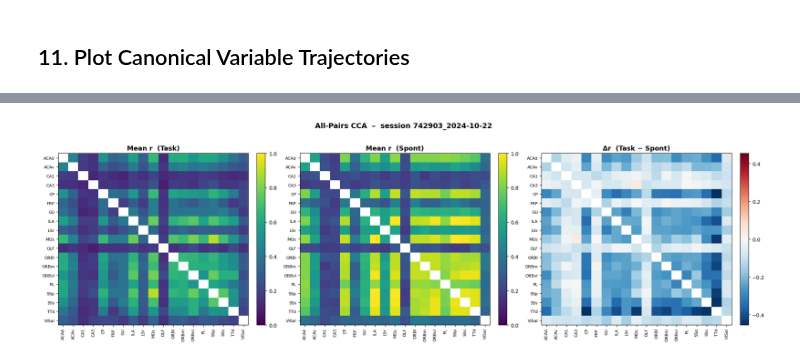
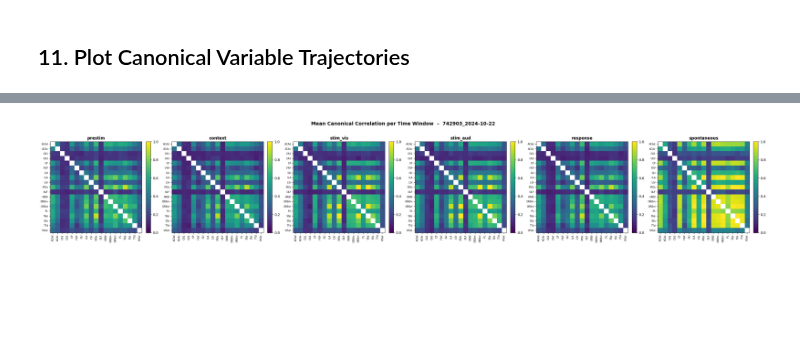
Before and after one commit to AllenInstitute/dynamic_routing_analysis, a Jupyter notebook: notebooks/CCA_by_claude.ipynb, the cells around one changed output, grey strips where cells are left out. Saved outputs shown, nothing was run; the diff lists cells and outputs as text; code cells hidden in the pictures; blank space fills up the shorter version.

```diff
--- a/notebooks/CCA_by_claude.ipynb
+++ b/notebooks/CCA_by_claude.ipynb
@@ -442,7 +442,7 @@ print("Bootstrap function defined")
 Bootstrap function defined
 # %%
 # Run bootstrap for task and spontaneous (reduced iterations for speed)
-n_boot = 500
+n_boot = 10
 print(f"Running bootstrap with {n_boot} iterations...")
 
 boot_task = bootstrap_corrs(A_task_pca_m, B_task_pca_m, k_task, n_boot=n_boot)
@@ -1165,42 +1250,36 @@ Pair-level summary: 171 pairs
 # %%
-# ── Heatmaps: mean canonical correlation (task & spont) for all pairs ──────────
+# ── Heatmaps: mean canonical correlation per time window ───────────────────────
 def make_symmetric_matrix(df, value_col, structs):
     """Fill a symmetric N×N matrix from pairwise summary_df."""
     n = len(structs)
     idx = {s: i for i, s in enumerate(structs)}
     mat = np.full((n, n), np.nan)
     for _, row in df.iterrows():
         i, j = idx[row['struct_A']], idx[row['struct_B']]
         mat[i, j] = mat[j, i] = row[value_col]
     return mat
 
 structs_sorted = sorted(qualified_structures)
-mat_task  = make_symmetric_matrix(summary_df, 'mean_r_task',  structs_sorted)
-mat_spont = make_symmetric_matrix(summary_df, 'mean_r_spont', structs_sorted)
-mat_delta = make_symmetric_matrix(summary_df, 'delta_r_task_spont', structs_sorted)
+window_names = list(CCA_WINDOWS.keys())
+n_windows = len(window_names)
 
-fig, axes = plt.subplots(1, 3, figsize=(20, 6))
-cmap_r     = 'viridis'
-cmap_delta = 'RdBu_r'
+fig, axes = plt.subplots(1, n_windows, figsize=(5 * n_windows, 5))
 
-for ax, mat, title, cmap in [
-    (axes[0], mat_task,  'Mean r  (Task)',    cmap_r),
-    (axes[1], mat_spont, 'Mean r  (Spont)',   cmap_r),
-    (axes[2], mat_delta, 'Δr  (Task − Spont)', cmap_delta),
-]:
-    vmax = np.nanmax(np.abs(mat)) if ax is axes[2] else 1.0#np.nanmax(mat)
-    vmin = -vmax if ax is axes[2] else 0
-    im = ax.imshow(mat, vmin=vmin, vmax=vmax, cmap=cmap, aspect='auto')
+for ax, win_name in zip(axes, window_names):
+    sub = summary_df[summary_df['time_window'] == win_name]
+    mat = make_symmetric_matrix(sub, 'mean_r', structs_sorted)
+    im = ax.imshow(mat, vmin=0, vmax=1.0, cmap='viridis', aspect='auto')
     ax.set_xticks(range(len(structs_sorted)))
     ax.set_yticks(range(len(structs_sorted)))
-    ax.set_xticklabels(structs_sorted, rotation=90, fontsize=8)
-    ax.set_yticklabels(structs_sorted, fontsize=8)
-    ax.set_title(title, fontsize=13, fontweight='bold')
+    ax.set_xticklabels(structs_sorted, rotation=90, fontsize=7)
+    ax.set_yticklabels(structs_sorted, fontsize=7)
+    ax.set_title(win_name, fontsize=12, fontweight='bold')
     fig.colorbar(im, ax=ax, fraction=0.046, pad=0.04)
 
-plt.suptitle(f'All-Pairs CCA  –  session {session_id}', fontsize=14, fontweight='bold', y=1.02)
+plt.suptitle(f'Mean Canonical Correlation per Time Window  –  {session_id}',
+             fontsize=14, fontweight='bold', y=1.02)
 plt.tight_layout()
 plt.show()
 # %% [output]
-[figure, old version]
+[figure, new version]
 # %%
```
Also changed, not shown: parts of 62 cells of this notebook, 8 other files.
